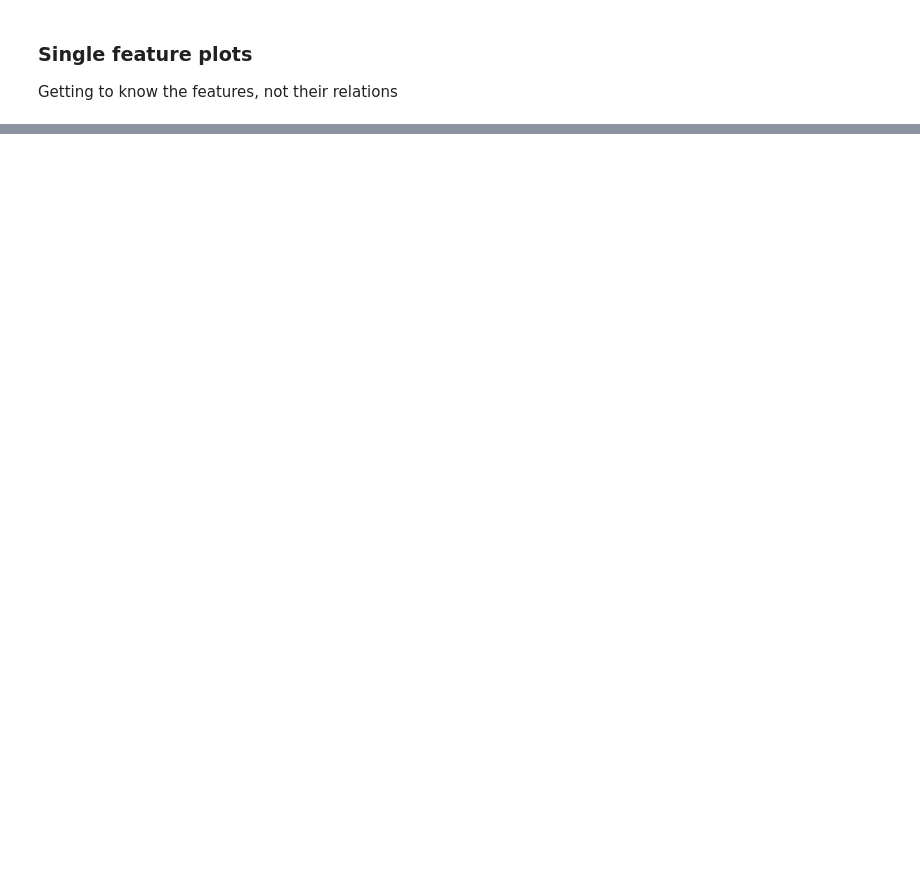
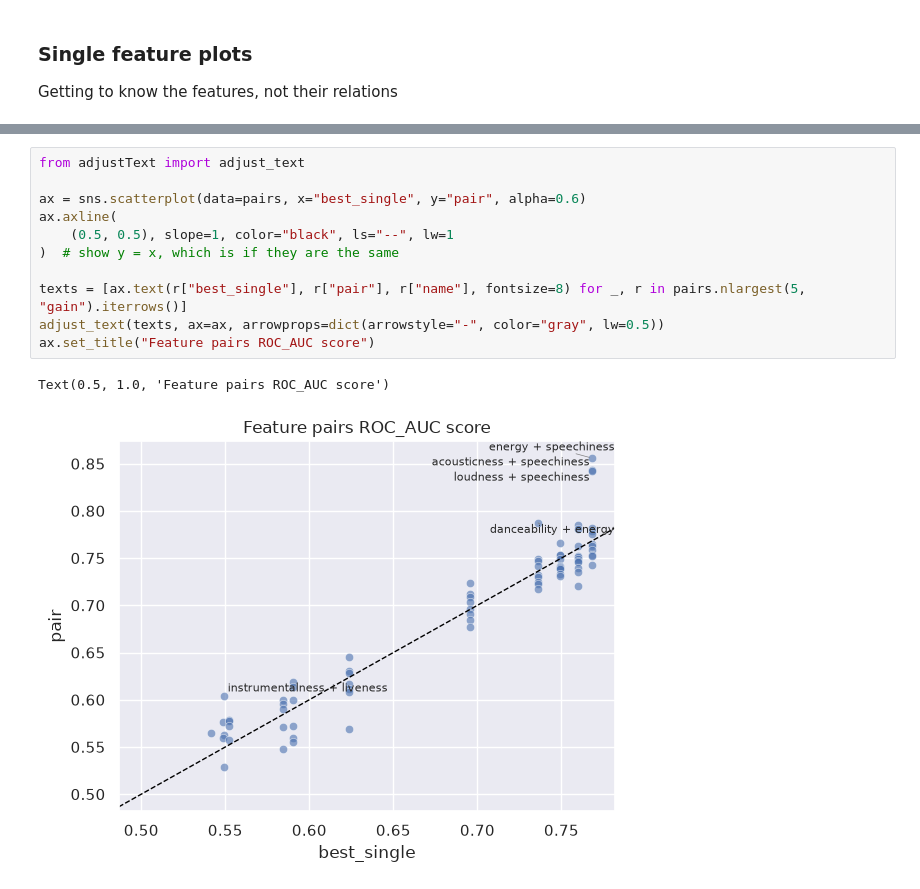
Before and after one commit to AndreassOlsson/FRTN65_code, a Jupyter notebook: labs/lab_1_music_taste_prediction/exploration.ipynb, the cells around one changed output, grey strips where cells are left out. Saved outputs shown, nothing was run; the diff lists cells and outputs as text; blank space fills up the shorter version.

```diff
--- a/labs/lab_1_music_taste_prediction/exploration.ipynb
+++ b/labs/lab_1_music_taste_prediction/exploration.ipynb
@@ -210 +282,15 @@ array([0.08984809, 0.04226261, 0.05817401, 0.04111863, 0.03536489,
+# %%
+from adjustText import adjust_text
+
+ax = sns.scatterplot(data=pairs, x="best_single", y="pair", alpha=0.6)
+ax.axline(
+    (0.5, 0.5), slope=1, color="black", ls="--", lw=1
+)  # show y = x, which is if they are the same
+
+texts = [ax.text(r["best_single"], r["pair"], r["name"], fontsize=8) for _, r in pairs.nlargest(5, "gain").iterrows()]
+adjust_text(texts, ax=ax, arrowprops=dict(arrowstyle="-", color="gray", lw=0.5))
+ax.set_title("Feature pairs ROC_AUC score")
+# %% [output]
+Text(0.5, 1.0, 'Feature pairs ROC_AUC score')
+[figure, added]
 # %%
```
Also changed, not shown: parts of 13 cells of this notebook.
